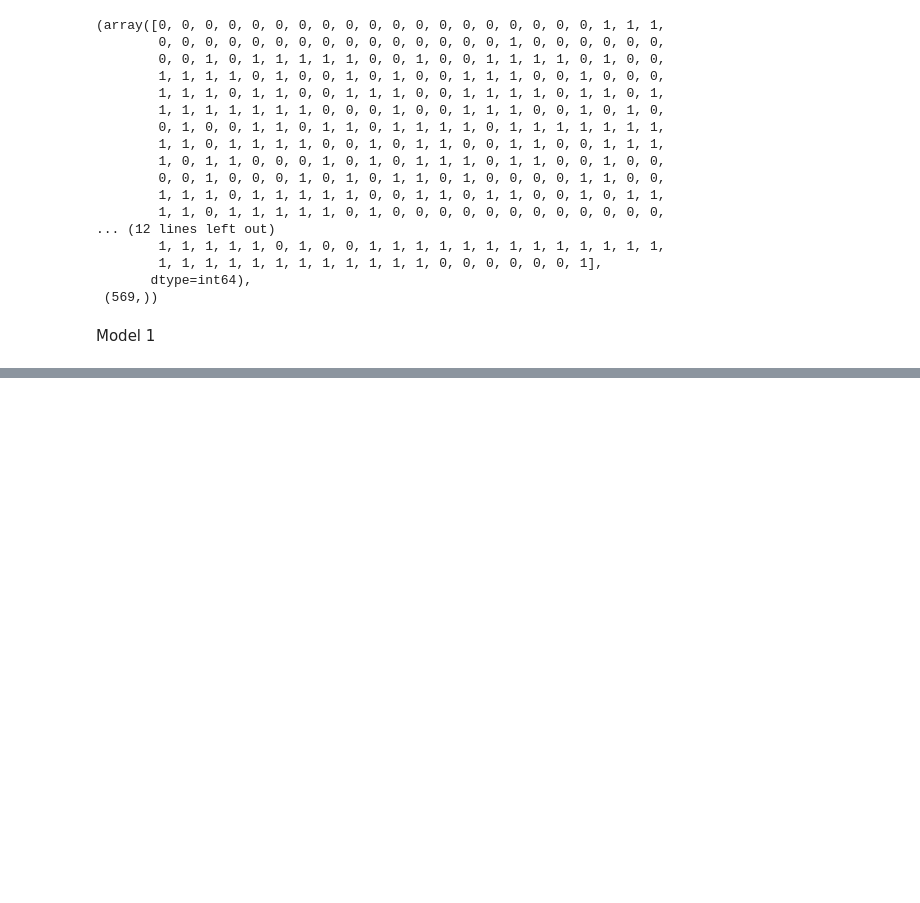
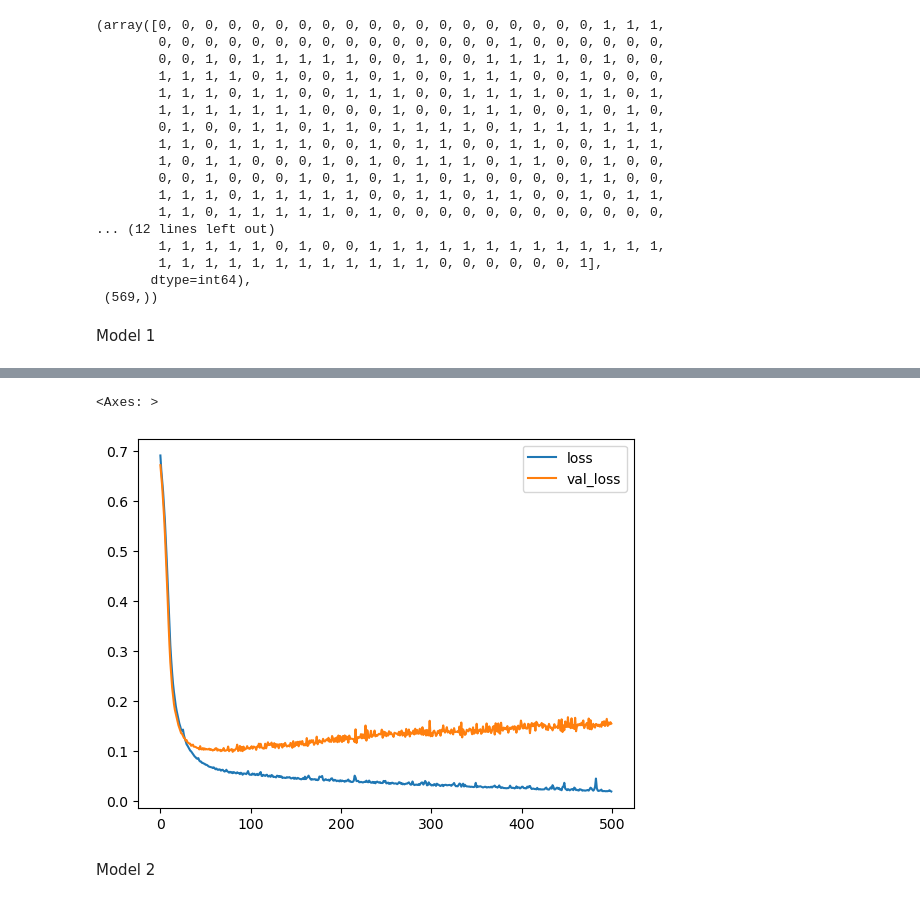
Before and after one commit to anmol438/Keras-Projects, a Jupyter notebook: keras_classification/keras_classification.ipynb, the cells around one changed output, grey strips where cells are left out. Drawn from its saved outputs; the diff is of its cells as text; code cells hidden in the pictures; blank space fills up the shorter version.

Commit message:
model trainings

```diff
--- a/keras_classification/keras_classification.ipynb
+++ b/keras_classification/keras_classification.ipynb
@@ -159,3 +159,5 @@ model.add(Dense(15, activation='relu'))
 model.add(Dense(1, activation='sigmoid'))
 
 model.compile(optimizer='adam', loss='binary_crossentropy')
+# %%
+model.fit(x=X_train, y=y_train, epochs=500, validation_data=(X_test, y_test))
@@ -161,0 +183,2 @@ model.compile(optimizer='adam', loss='binary_crossentropy')
+# %%
+losses = pd.DataFrame(model.history.history)
@@ -161,0 +201,7 @@ model.compile(optimizer='adam', loss='binary_crossentropy')
+# %%
+losses.plot()
+# %% [output]
+<Axes: >
+[figure, added]
+# %% [markdown]
+Model 2
```
Also changed, not shown: parts of 13 cells of this notebook.
